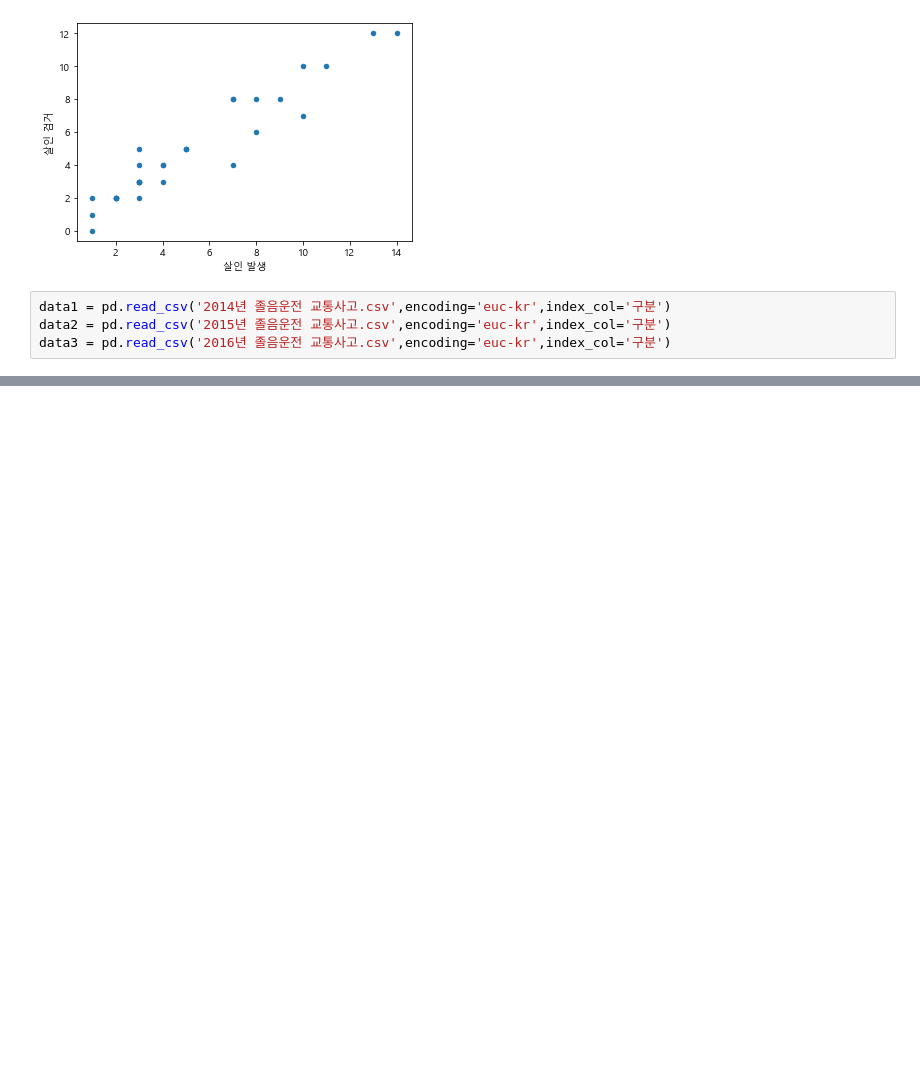
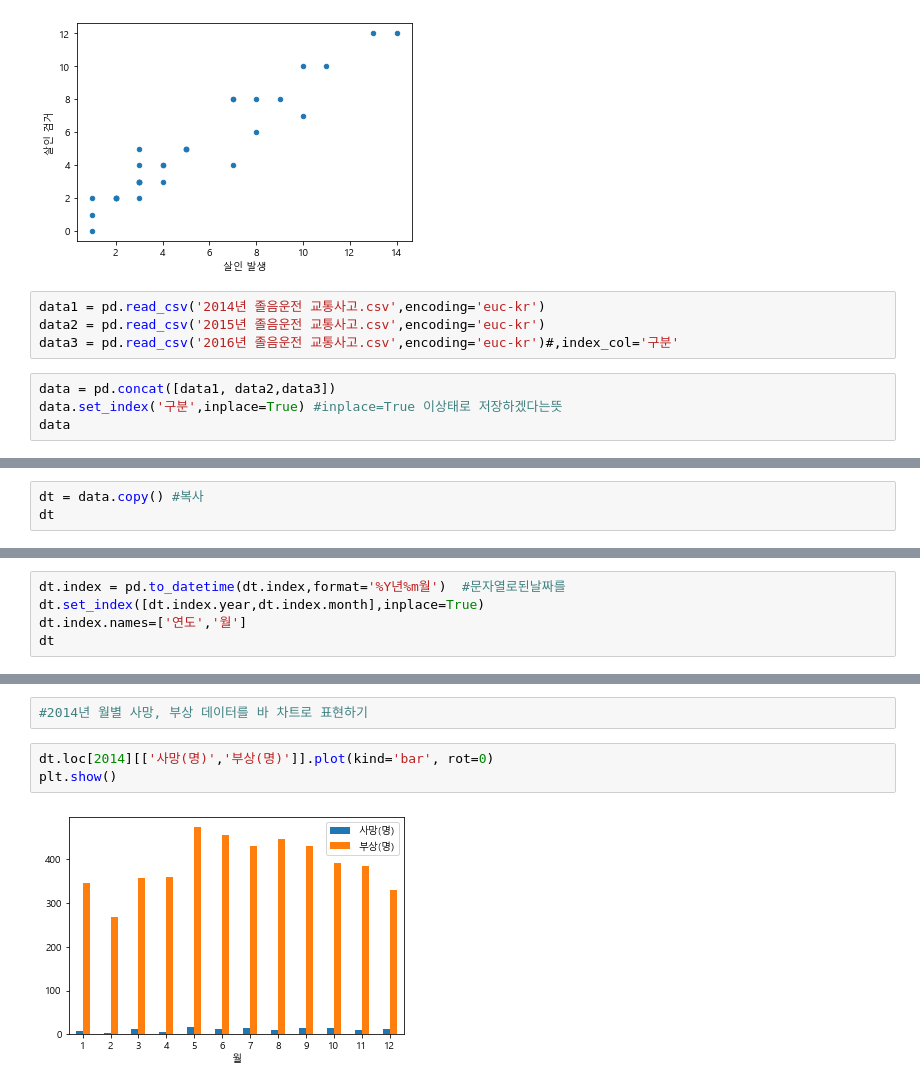
Before and after one commit to shinwoejin/Python, a Jupyter notebook: 9월 파이썬수업/파이썬시각화/matplotlib/matplotlib2.ipynb, the cells around one changed output, grey strips where cells are left out. Saved outputs shown, nothing was run; the diff lists cells and outputs as text; blank space fills up the shorter version.

```diff
--- a/9월 파이썬수업/파이썬시각화/matplotlib/matplotlib2.ipynb
+++ b/9월 파이썬수업/파이썬시각화/matplotlib/matplotlib2.ipynb
@@ -47,6 +47,10 @@ plt.show()
 # %% [output]
 [figure]
 # %%
-data1 = pd.read_csv('2014년 졸음운전 교통사고.csv',encoding='euc-kr',index_col='구분')
-data2 = pd.read_csv('2015년 졸음운전 교통사고.csv',encoding='euc-kr',index_col='구분')
-data3 = pd.read_csv('2016년 졸음운전 교통사고.csv',encoding='euc-kr',index_col='구분')
+data1 = pd.read_csv('2014년 졸음운전 교통사고.csv',encoding='euc-kr')
+data2 = pd.read_csv('2015년 졸음운전 교통사고.csv',encoding='euc-kr')
+data3 = pd.read_csv('2016년 졸음운전 교통사고.csv',encoding='euc-kr')#,index_col='구분'
+# %%
+data = pd.concat([data1, data2,data3])
+data.set_index('구분',inplace=True) #inplace=True 이상태로 저장하겠다는뜻
+data
@@ -52,0 +76,3 @@ data3 = pd.read_csv('2016년 졸음운전 교통사고.csv',encoding='euc-kr',in
+# %%
+dt = data.copy() #복사
+dt
@@ -52,0 +98,5 @@ data3 = pd.read_csv('2016년 졸음운전 교통사고.csv',encoding='euc-kr',in
+# %%
+dt.index = pd.to_datetime(dt.index,format='%Y년%m월')  #문자열로된날짜를
+dt.set_index([dt.index.year,dt.index.month],inplace=True)
+dt.index.names=['연도','월']
+dt
@@ -52,0 +153,7 @@ data3 = pd.read_csv('2016년 졸음운전 교통사고.csv',encoding='euc-kr',in
+# %%
+#2014년 월별 사망, 부상 데이터를 바 차트로 표현하기
+# %%
+dt.loc[2014][['사망(명)','부상(명)']].plot(kind='bar', rot=0)
+plt.show()
+# %% [output]
+[figure, added]
```
Also changed, not shown: parts of 6 cells of this notebook, 6 other files.
